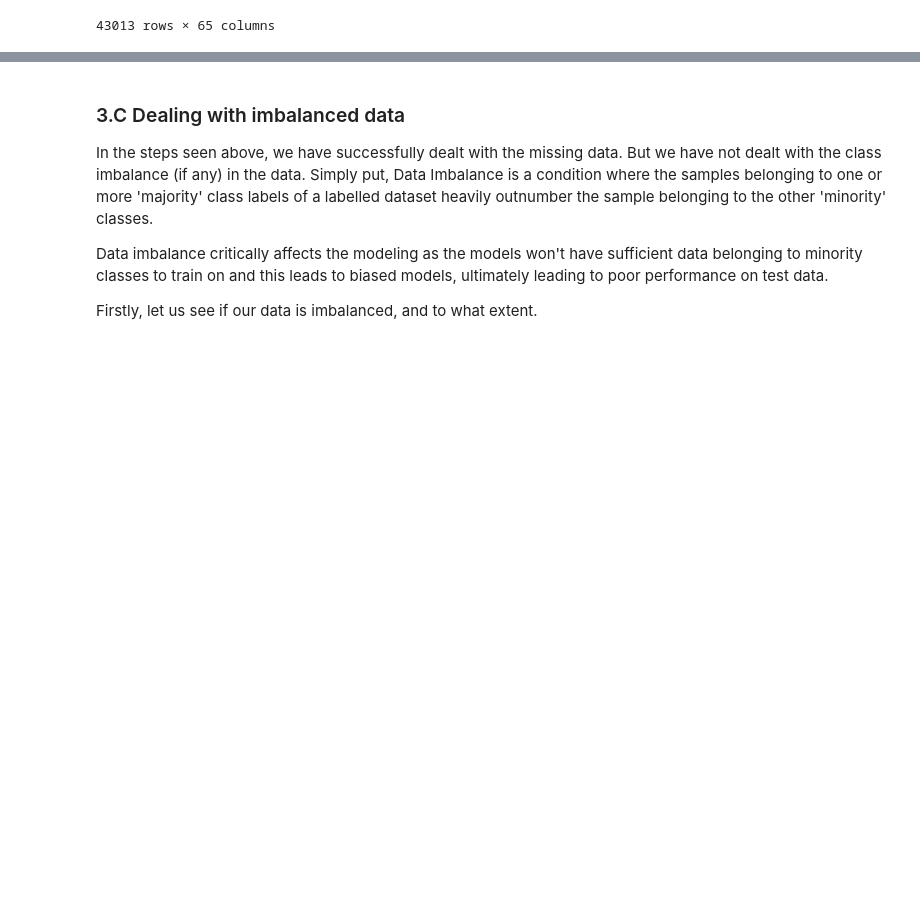
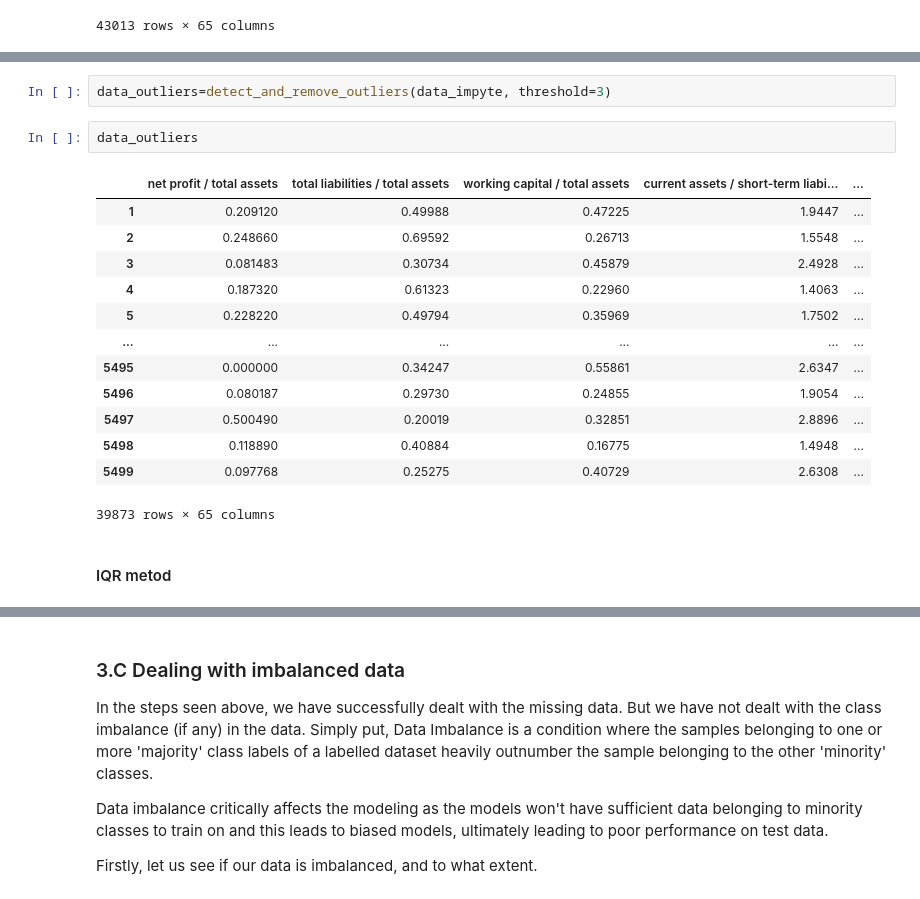
Before and after one commit to Technocolabs100/Analysis-of-Bank-Debit-Collections, a Jupyter notebook: first_project_(2)_(1)_(4).ipynb, the cells around one changed output, grey strips where cells are left out. Saved outputs shown, nothing was run; the diff lists cells and outputs as text; blank space fills up the shorter version.

```diff
--- a/first_project_(2)_(1)_(4).ipynb
+++ b/first_project_(2)_(1)_(4).ipynb
@@ -624,0 +700,20 @@ imputed_dataframes_dictionary['MICE'] = mice_imputed_dataframes
+# %%
+data_outliers=detect_and_remove_outliers(data_impyte, threshold=3)
+# %%
+data_outliers
+# %% [output]
+|  | net profit / total assets | total liabilities / total assets | working capital / total assets | current assets / short-term liabi... | ... |
+| 1 | 0.209120 | 0.49988 | 0.47225 | 1.9447 | ... |
+| 2 | 0.248660 | 0.69592 | 0.26713 | 1.5548 | ... |
+| 3 | 0.081483 | 0.30734 | 0.45879 | 2.4928 | ... |
+| 4 | 0.187320 | 0.61323 | 0.22960 | 1.4063 | ... |
+| 5 | 0.228220 | 0.49794 | 0.35969 | 1.7502 | ... |
+| ... | ... | ... | ... | ... | ... |
+| 5495 | 0.000000 | 0.34247 | 0.55861 | 2.6347 | ... |
+| 5496 | 0.080187 | 0.29730 | 0.24855 | 1.9054 | ... |
+| 5497 | 0.500490 | 0.20019 | 0.32851 | 2.8896 | ... |
+| 5498 | 0.118890 | 0.40884 | 0.16775 | 1.4948 | ... |
+| 5499 | 0.097768 | 0.25275 | 0.40729 | 2.6308 | ... |
+39873 rows × 65 columns
+# %% [markdown]
+#### IQR metod
```
Also changed, not shown: parts of 39 cells of this notebook.
